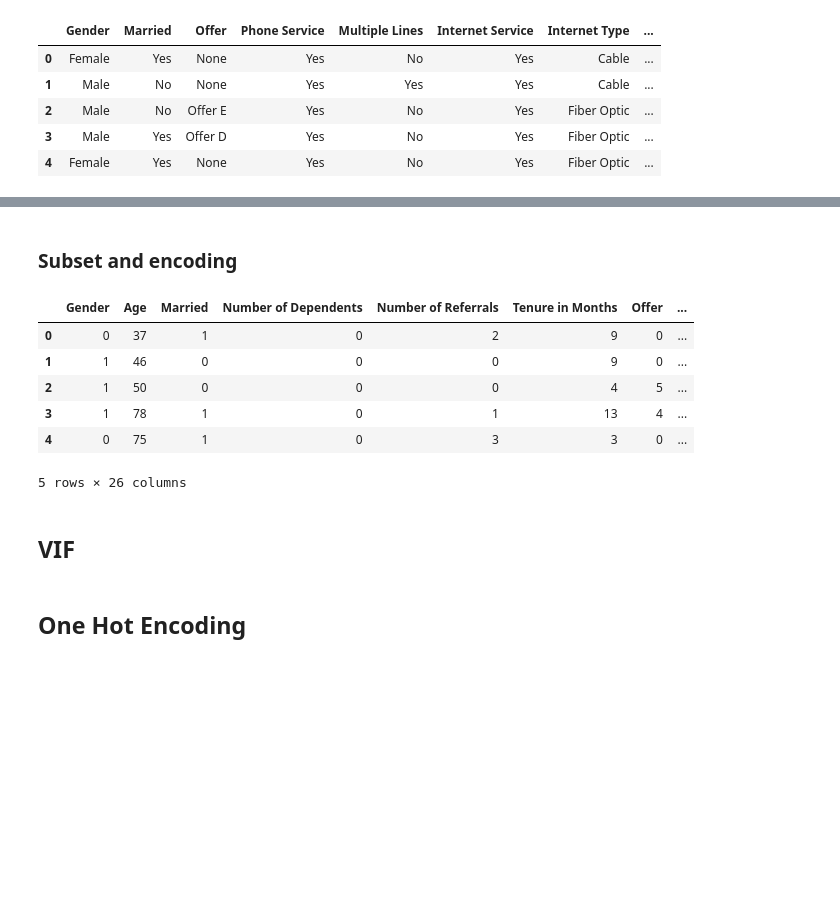
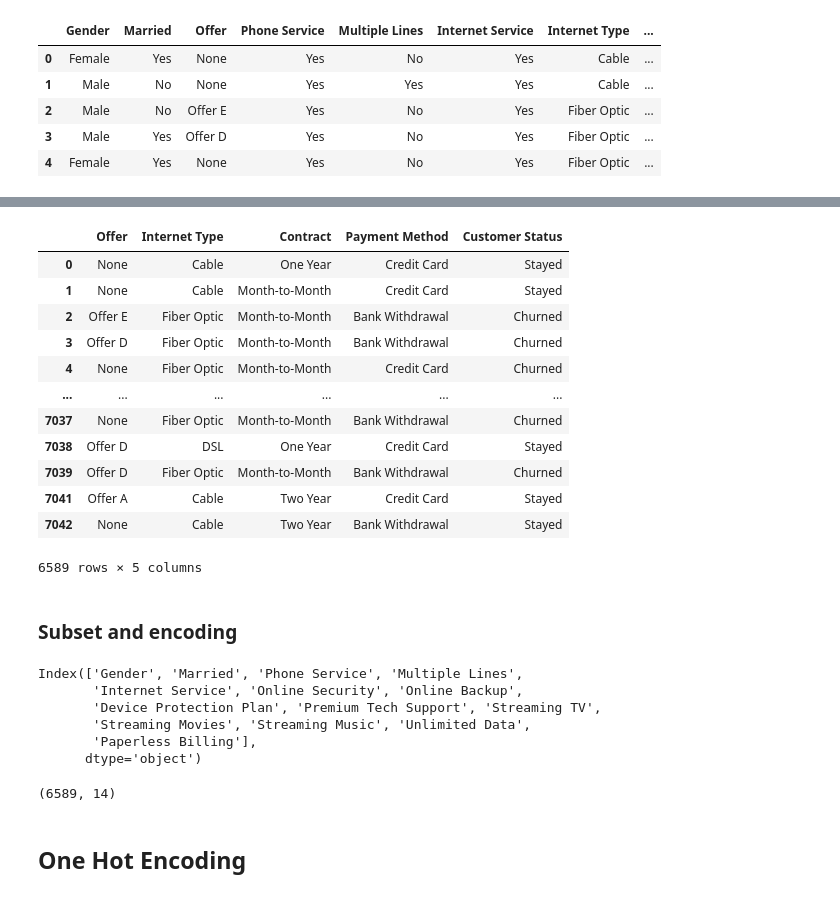
Before and after one commit to KoriMigan/Churn-Telecom-Project, a Jupyter notebook: index.ipynb, the cells around one changed output, grey strips where cells are left out. Drawn from its saved outputs; the diff is of its cells as text; code cells hidden in the pictures; blank space fills up the shorter version.

```diff
--- a/index.ipynb
+++ b/index.ipynb
@@ -574,0 +573,3 @@ df.select_dtypes(exclude='number').head()
+# %%
+categorical_columns= df.select_dtypes(exclude='number')
+num_cols= df.select_dtypes(include='number')
@@ -574,0 +580,8 @@ df.select_dtypes(exclude='number').head()
+# %%
+bool_cols= ['Gender', 'Married', 'Phone Service',
+       'Multiple Lines', 'Internet Service',
+       'Online Security', 'Online Backup',
+       'Device Protection Plan', 'Premium Tech Support', 'Streaming TV',
+       'Streaming Movies', 'Streaming Music', 'Unlimited Data',
+       'Paperless Billing']
+bool_cols
@@ -575,3 +603,20 @@ df.select_dtypes(exclude='number').head()
+# %%
+non_bool_cols= categorical_columns.drop(bool_cols, axis=1)
+non_bool_cols
+# %% [output]
+|  | Offer | Internet Type | Contract | Payment Method | Customer Status |
+| 0 | None | Cable | One Year | Credit Card | Stayed |
+| 1 | None | Cable | Month-to-Month | Credit Card | Stayed |
+| 2 | Offer E | Fiber Optic | Month-to-Month | Bank Withdrawal | Churned |
+| 3 | Offer D | Fiber Optic | Month-to-Month | Bank Withdrawal | Churned |
+| 4 | None | Fiber Optic | Month-to-Month | Credit Card | Churned |
+| ... | ... | ... | ... | ... | ... |
+| 7037 | None | Fiber Optic | Month-to-Month | Bank Withdrawal | Churned |
+| 7038 | Offer D | DSL | One Year | Credit Card | Stayed |
+| 7039 | Offer D | Fiber Optic | Month-to-Month | Bank Withdrawal | Churned |
+| 7041 | Offer A | Cable | Two Year | Credit Card | Stayed |
+| 7042 | None | Cable | Two Year | Bank Withdrawal | Stayed |
+6589 rows × 5 columns
 # %% [markdown]
 ### Subset and encoding
 # %%
@@ -595,19 +639,20 @@ def subset_and_encoding(data, subset_columns):
     return subset_df
 # %%
 # Specify columns to be subset
-subset_columns= ['Gender', 'Age', 'Married', 'Number of Dependents', 'Number of Referrals', 'Tenure in Months', 'Offer', 'Phone Service', 'Multiple Lines', 'Internet Service', 'Internet Type', 'Avg Monthly GB Download', 'Online Security', 'Online Backup', 'Device Protection Plan', 'Premium Tech Support', 'Streaming TV', 'Streaming Movies', 'Streaming Music', 'Unlimited Data', 'Contract', 'Paperless Billing', 'Payment Method', 'Total Refunds', 'Total Revenue', 'Customer Status']
+#subset_columns= ['Gender', 'Age', 'Married', 'Number of Dependents', 'Number of Referrals', 'Tenure in Months', 'Offer', 'Phone Service', 'Multiple Lines', 'Internet Service', 'Internet Type', 'Avg Monthly GB Download', 'Online Security', 'Online Backup', 'Device Protection Plan', 'Premium Tech Support', 'Streaming TV', 'Streaming Movies', 'Streaming Music', 'Unlimited Data', 'Contract', 'Paperless Billing', 'Payment Method', 'Total Refunds', 'Total Revenue', 'Customer Status']
 # Call function to subset and label encode
-subset_df= subset_and_encoding(df, subset_columns)
-subset_df.head()
+subset_df= subset_and_encoding(df, bool_cols)
+subset_df.columns
 # %% [output]
-|  | Gender | Age | Married | Number of Dependents | Number of Referrals | Tenure in Months | Offer | ... |
-| 0 | 0 | 37 | 1 | 0 | 2 | 9 | 0 | ... |
-| 1 | 1 | 46 | 0 | 0 | 0 | 9 | 0 | ... |
-| 2 | 1 | 50 | 0 | 0 | 0 | 4 | 5 | ... |
-| 3 | 1 | 78 | 1 | 0 | 1 | 13 | 4 | ... |
-| 4 | 0 | 75 | 1 | 0 | 3 | 3 | 0 | ... |
-5 rows × 26 columns
+Index(['Gender', 'Married', 'Phone Service', 'Multiple Lines',
+       'Internet Service', 'Online Security', 'Online Backup',
+       'Device Protection Plan', 'Premium Tech Support', 'Streaming TV',
+       'Streaming Movies', 'Streaming Music', 'Unlimited Data',
+       'Paperless Billing'],
+      dtype='object')
-# %% [markdown]
-## VIF
+# %%
+subset_df.shape
+# %% [output]
+(6589, 14)
 # %% [markdown]
 ## One Hot Encoding
```
Also changed, not shown: parts of 9 cells of this notebook.
